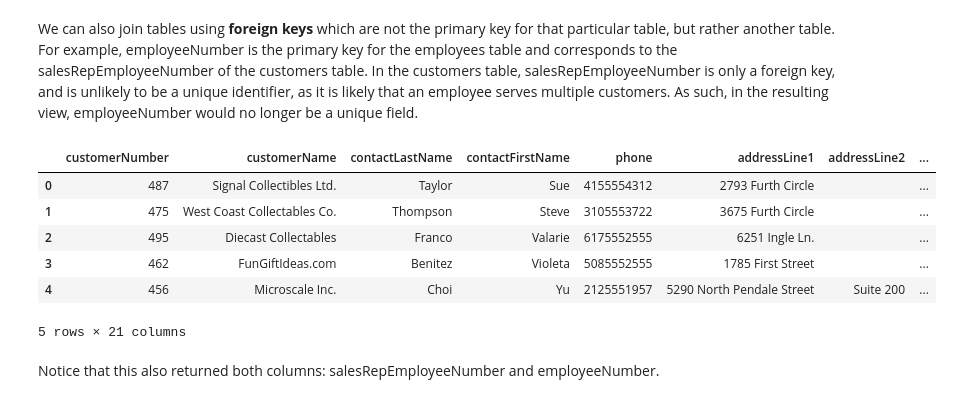
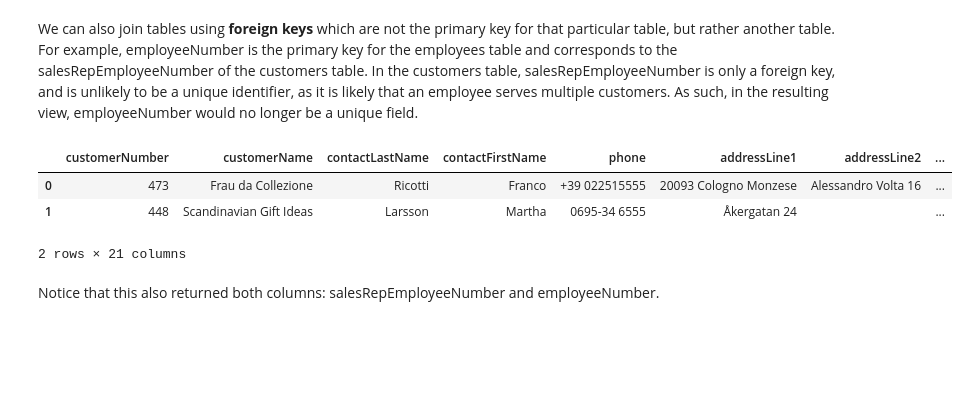
Before and after one commit to Botafogo1894/dsc-1-05-10-join-statements-nyc-career-ds-102218, a Jupyter notebook: index.ipynb, the cells around one changed output. Saved outputs shown, nothing was run; the diff lists cells and outputs as text; code cells hidden in the pictures; blank space fills up the shorter version.

```diff
--- a/index.ipynb
+++ b/index.ipynb
@@ -161,21 +161,18 @@ We can also join tables using **foreign keys** which are not the primary key for
 # %%
 cur.execute("""select * from customers c
                         join employees e
                         on c.salesRepEmployeeNumber = e.employeeNumber
                         group by salesRepEmployeeNumber
-                        having count(customerNumber) > 5;
+                        having count(customerNumber) > 8;
                        """)
 df = pd.DataFrame(cur.fetchall()) #Take results and create dataframe
 df.columns = [i[0] for i in cur.description]
 df.head()
 # %% [output]
 |  | customerNumber | customerName | contactLastName | contactFirstName | phone | addressLine1 | addressLine2 | ... |
-| 0 | 487 | Signal Collectibles Ltd. | Taylor | Sue | 4155554312 | 2793 Furth Circle |  | ... |
-| 1 | 475 | West Coast Collectables Co. | Thompson | Steve | 3105553722 | 3675 Furth Circle |  | ... |
-| 2 | 495 | Diecast Collectables | Franco | Valarie | 6175552555 | 6251 Ingle Ln. |  | ... |
-| 3 | 462 | FunGiftIdeas.com | Benitez | Violeta | 5085552555 | 1785 First Street |  | ... |
-| 4 | 456 | Microscale Inc. | Choi | Yu | 2125551957 | 5290 North Pendale Street | Suite 200 | ... |
+| 0 | 473 | Frau da Collezione | Ricotti | Franco | +39 022515555 | 20093 Cologno Monzese | Alessandro Volta 16 | ... |
+| 1 | 448 | Scandinavian Gift Ideas | Larsson | Martha | 0695-34 6555 | Åkergatan 24 |  | ... |
-5 rows × 21 columns
+2 rows × 21 columns
 # %% [markdown]
 Notice that this also returned both columns: salesRepEmployeeNumber and employeeNumber.
 # %% [markdown]
```
